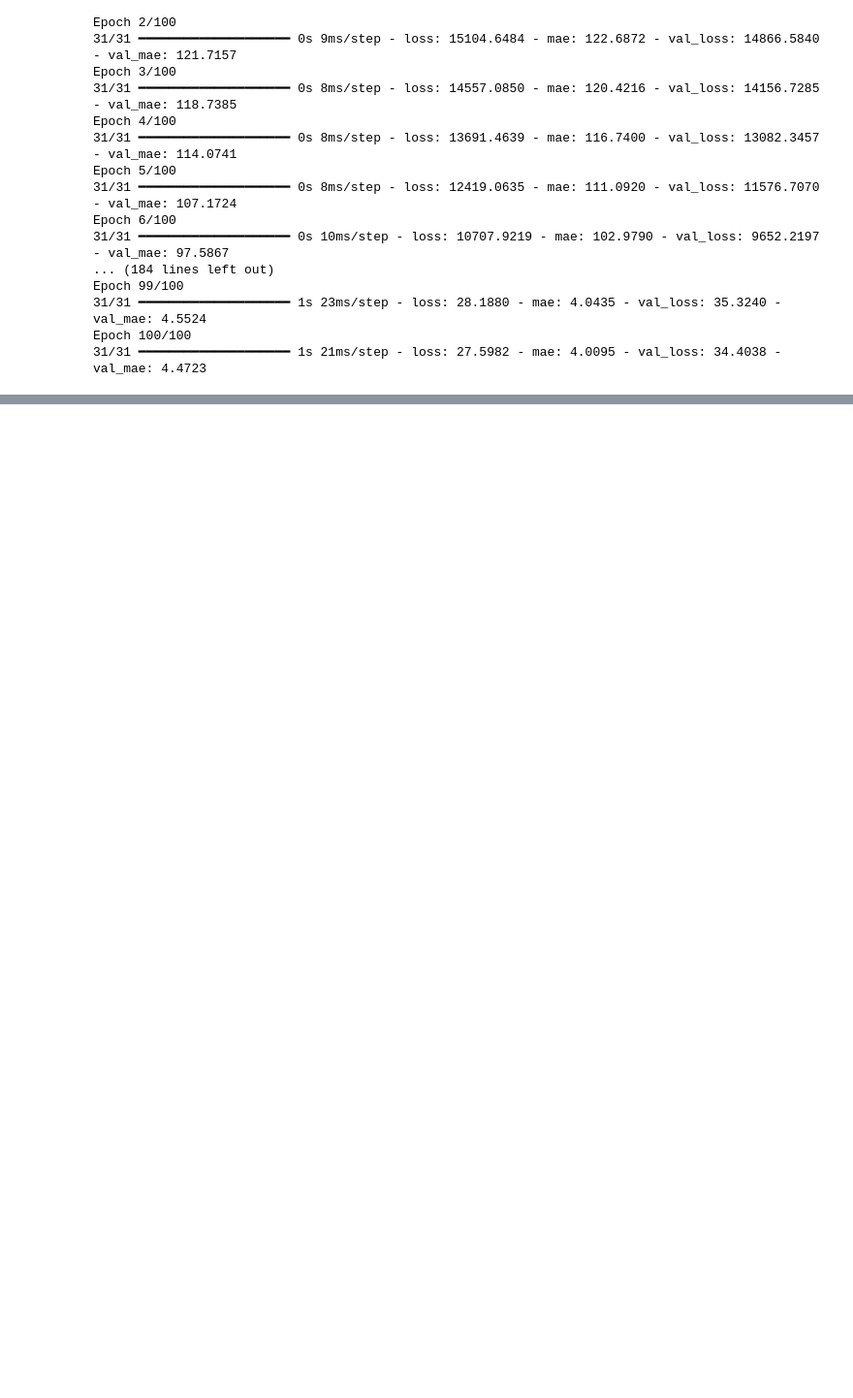
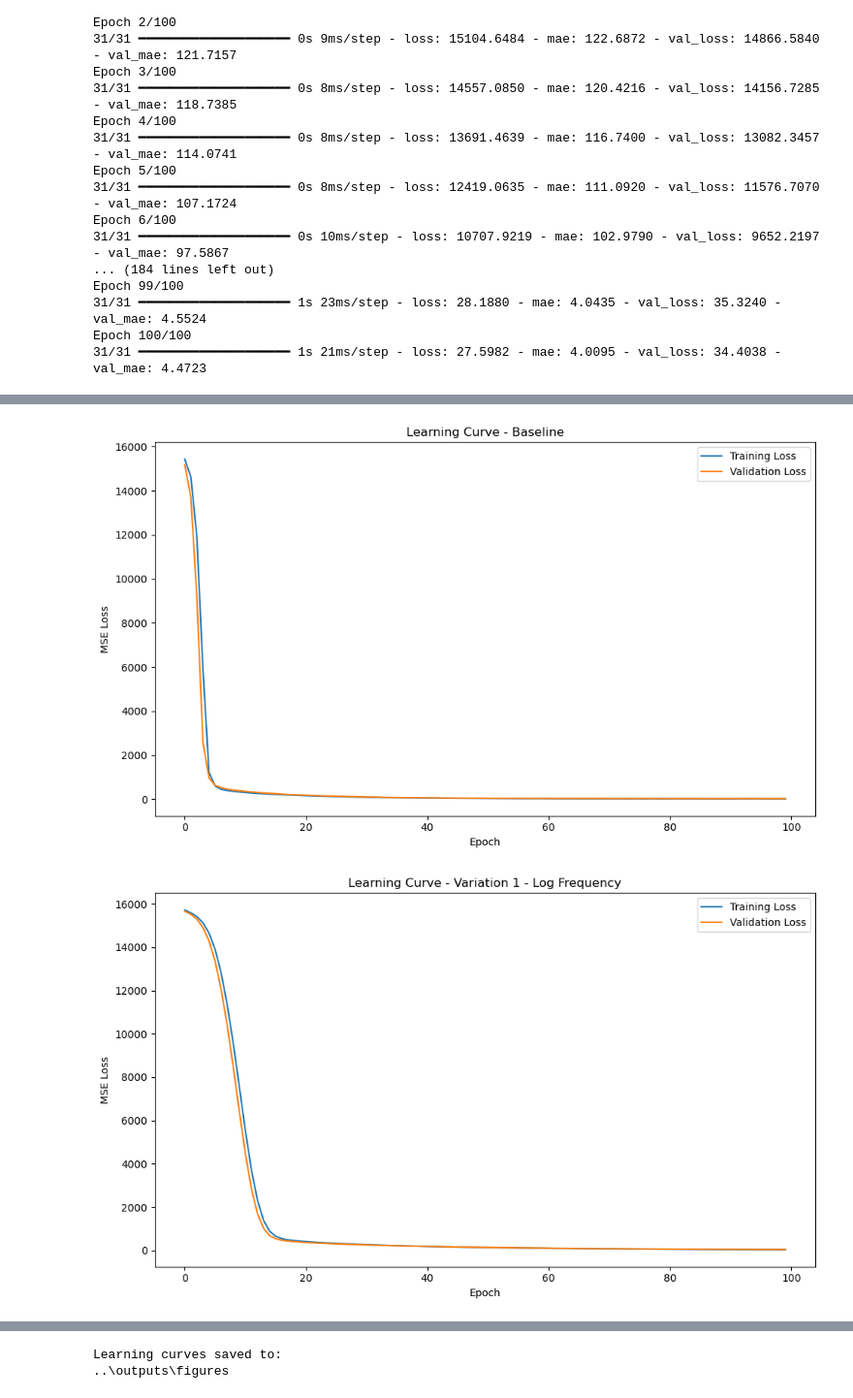
Before and after one commit to Tam-Davies/Predicting-Airfoil-Self-Noise-Using-Deep-Neural-Networks, a Jupyter notebook: Airfoil Self-Noise Deep Learning/notebooks/data_exploration.ipynb, the cells around one changed output, grey strips where cells are left out. Shown at 97% size. Drawn from its saved outputs; the diff is of its cells as text; code cells hidden in the pictures; blank space fills up the shorter version.

```diff
--- a/Airfoil Self-Noise Deep Learning/notebooks/data_exploration.ipynb
+++ b/Airfoil Self-Noise Deep Learning/notebooks/data_exploration.ipynb
@@ -249,0 +741,54 @@ Epoch 100/100
+# %%
+histories = {
+    "Baseline": history,
+    "Variation 1 - Log Frequency": history_v1,
+    "Variation 2 - Larger Network": history_v2,
+    "Variation 3 - Lower Learning Rate": history_v3
+}
+
+
+for model_name, model_history in histories.items():
+
+    plt.figure(figsize=(10, 6))
+
+    plt.plot(
+        model_history.history["loss"],
+        label="Training Loss"
+    )
+
+    plt.plot(
+        model_history.history["val_loss"],
+        label="Validation Loss"
+    )
+
+    plt.xlabel("Epoch")
+    plt.ylabel("MSE Loss")
+    plt.title(f"Learning Curve - {model_name}")
+
+    plt.legend()
+
+    plt.tight_layout()
+
+    filename = (
+        model_name.lower()
+        .replace(" ", "_")
+        .replace("-", "")
+        + "_learning_curve.png"
+    )
+
+    plt.savefig(
+        figures_dir / filename,
+        dpi=300,
+        bbox_inches="tight"
+    )
+
+    plt.show()
+
+    plt.close()
+
+
+print("Learning curves saved to:")
+print(figures_dir)
+# %% [output]
+[figure, added]
+[figure, added]
@@ -249,0 +797,2 @@ Epoch 100/100
+Learning curves saved to:
+..\outputs\figures
```
Also changed, not shown: parts of 34 cells of this notebook, 26 other files.
